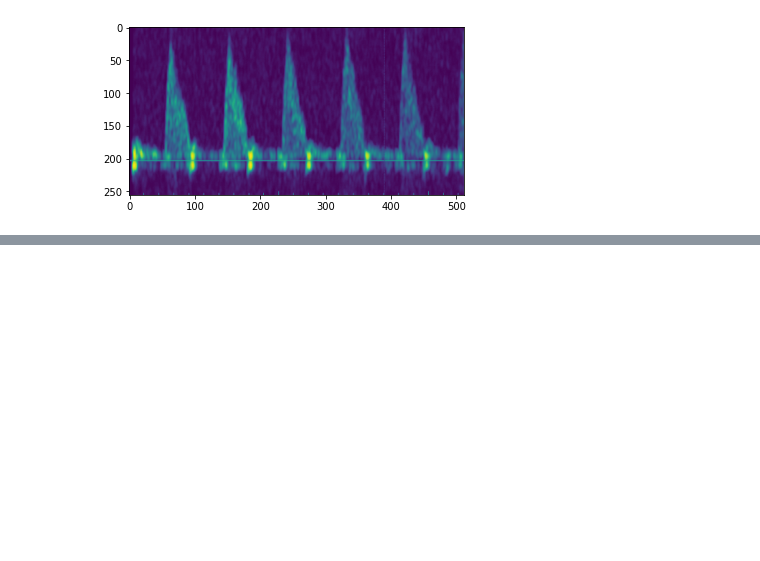
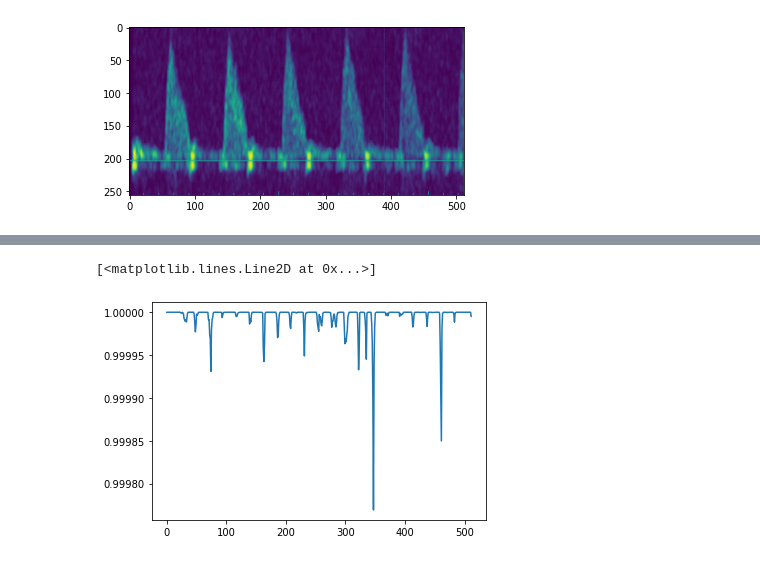
Before and after one commit to iago2900/DopplerSegmentation_iago, a Jupyter notebook: model loading and evaluation.ipynb, the cells around one changed output, grey strips where cells are left out. Saved outputs shown, nothing was run; the diff lists cells and outputs as text; code cells hidden in the pictures; blank space fills up the shorter version.

```diff
--- a/model loading and evaluation.ipynb
+++ b/model loading and evaluation.ipynb
@@ -203,0 +194,5 @@ Error: Canceled future for execute_request message before replies were done
+# %%
+plt.plot(out_numpy)
+# %% [output]
+[<matplotlib.lines.Line2D at 0x...>]
+[figure, added]
```
Also changed, not shown: parts of 6 cells of this notebook, 6 other files.
